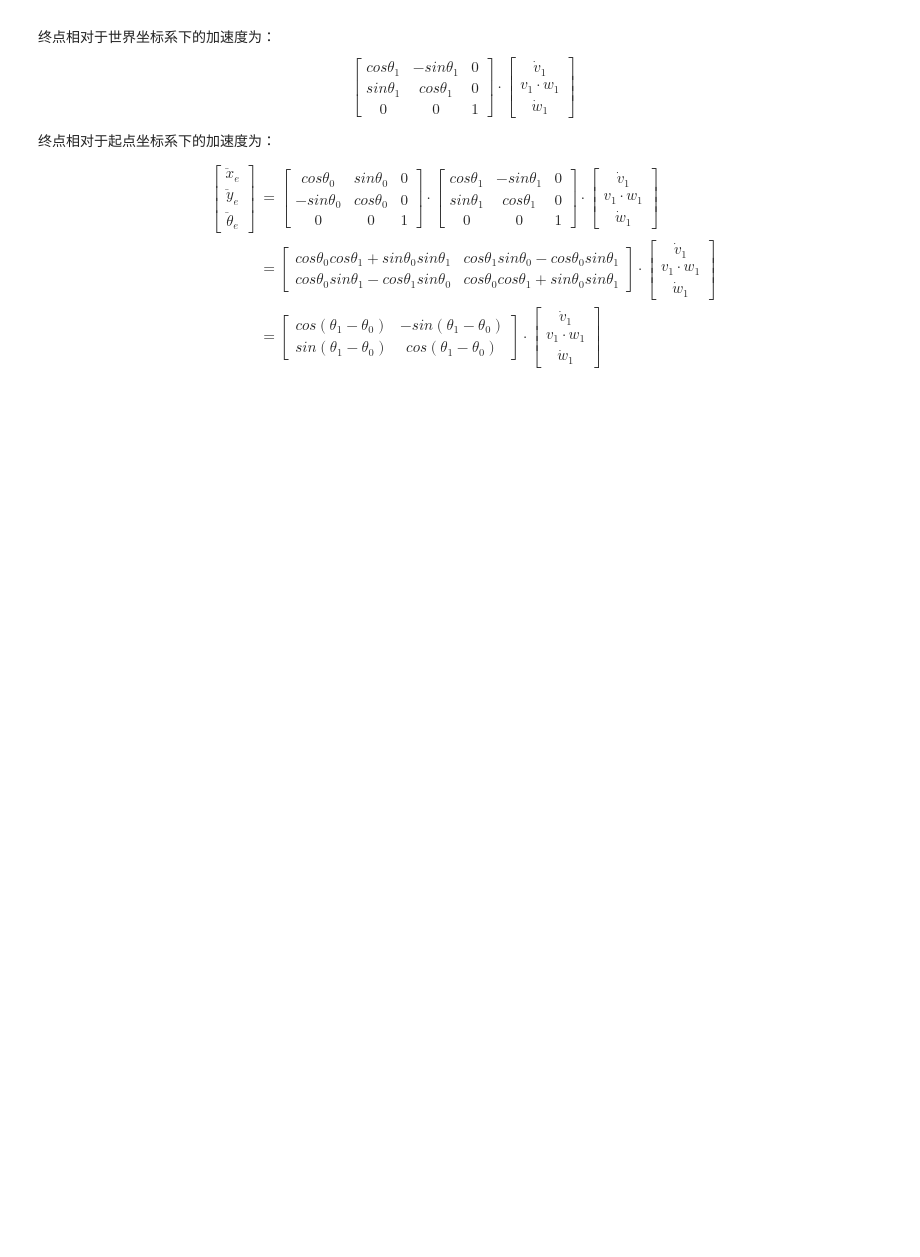
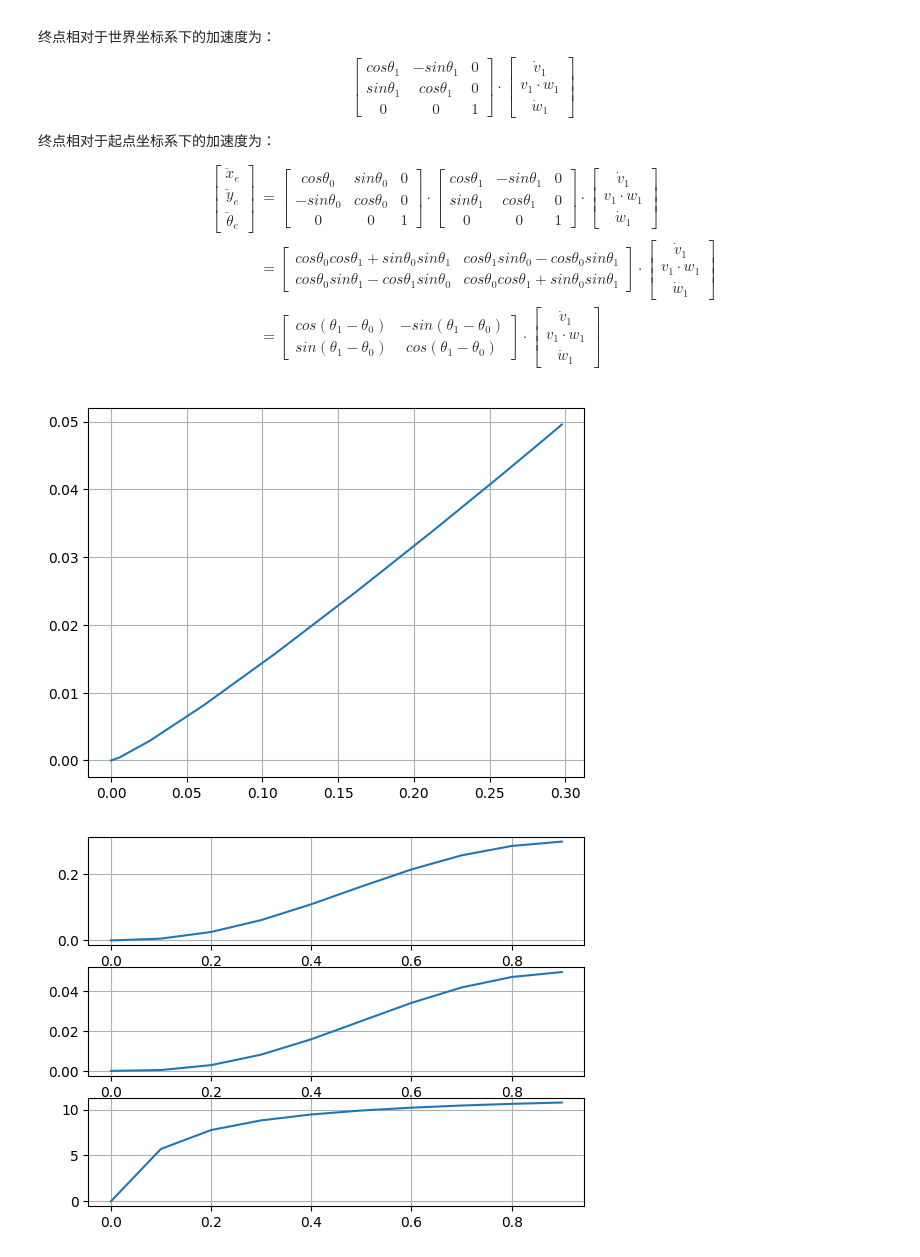
Before and after one commit to John5465/ControlPy, a Jupyter notebook: trajectory_planning/quintic_polynomials_planner.ipynb, the cells around one changed output. Cells and saved outputs as stored; diff of their text form; code cells hidden in the pictures; blank space fills up the shorter version.

Commit message:
[update] update bezier and quintic

```diff
--- a/trajectory_planning/quintic_polynomials_planner.ipynb
+++ b/trajectory_planning/quintic_polynomials_planner.ipynb
@@ -328,14 +328,14 @@ v0, w0         = 0., 0.
 v_acc0, w_acc0 = 0.8, 0.
 
 #终点状态
-x1, y1, th1    = 0.3, 0.10, 0.
+x1, y1, th1    = 0.3, 0.050, 0.
 v1, w1         = 0., 0.
 v_acc1, w_acc1 = 0., 0.
 
 r_state0 = RobotState(x0, y0, th0, v0, w0, v_acc0, w_acc0, origin=[x0, y0, th0])
 r_state1 = RobotState(x1, y1, th1, v1, w1, v_acc1, w_acc1, origin=[x0, y0, th0])
 
-t1 = 10.
+t1 = 1.
 
 X_INDEX, Y_INDEX, TH_INDEX = 0, 1, 2
 
@@ -345,41 +345,53 @@ xqp = QuinticPolynomial(x_s, v_s, a_s, x_e, v_e, a_e, t1)
 
 x_s, v_s, a_s = r_state0.origin_pos[Y_INDEX], r_state0.origin_speed[Y_INDEX], r_state0.origin_acc[Y_INDEX]
 x_e, v_e, a_e = r_state1.origin_pos[Y_INDEX], r_state1.origin_speed[Y_INDEX], r_state1.origin_acc[Y_INDEX]
-xqp = QuinticPolynomial(x_s, v_s, a_s, x_e, v_e, a_e, t1)
+yqp = QuinticPolynomial(x_s, v_s, a_s, x_e, v_e, a_e, t1)
 
 time = []
 traj_xy = []
 traj_yaw = []
 traj_dxdy = []
+traj_ddxddy = []
 
-dt = 0.02
-for t in np.arange(0., t1 + dt, dt):
+dt = 0.1
+for t in np.arange(0., t1, dt):
     time.append(t)
     traj_xy.append([xqp.calc_point(t), yqp.calc_point(t)])
 
     vx, vy = [xqp.calc_first_derivative(t), yqp.calc_first_derivative(t)]
     traj_dxdy.append([vx, vy])
-
     traj_yaw.append(np.rad2deg(np.arctan2(vy, vx)))
 
-if False:
+    traj_ddxddy.append([xqp.calc_second_derivative(t), yqp.calc_second_derivative(t)])
+
+if True:
     traj_xy = np.array(traj_xy)
     traj_dxdy = np.array(traj_dxdy)
+    traj_ddxddy = np.array(traj_ddxddy)
 
     fig, ax = plt.subplots()
     ax.grid()
     ax.plot(traj_xy[:, 0], traj_xy[:, 1])
 
     fig, ax = plt.subplots(3, 1)
     ax[0].grid()
     ax[0].plot(time, traj_xy[:, 0])
     ax[1].grid()
     ax[1].plot(time, traj_xy[:, 1])
     ax[2].grid()
     ax[2].plot(time, traj_yaw)
 
     fig, ax = plt.subplots(2, 1)
     ax[0].plot(time, traj_dxdy[:, 0])
     ax[0].grid()
     ax[1].plot(time, traj_dxdy[:, 1])
     ax[1].grid()
+
+    fig, ax = plt.subplots(2, 1)
+    ax[0].plot(time, traj_ddxddy[:, 0])
+    ax[0].grid()
+    ax[1].plot(time, traj_ddxddy[:, 1])
+    ax[1].grid()
+# %% [output]
+[figure, added]
+[figure, added]
```
Also changed, not shown: parts of 2 cells of this notebook, 1 other file.
